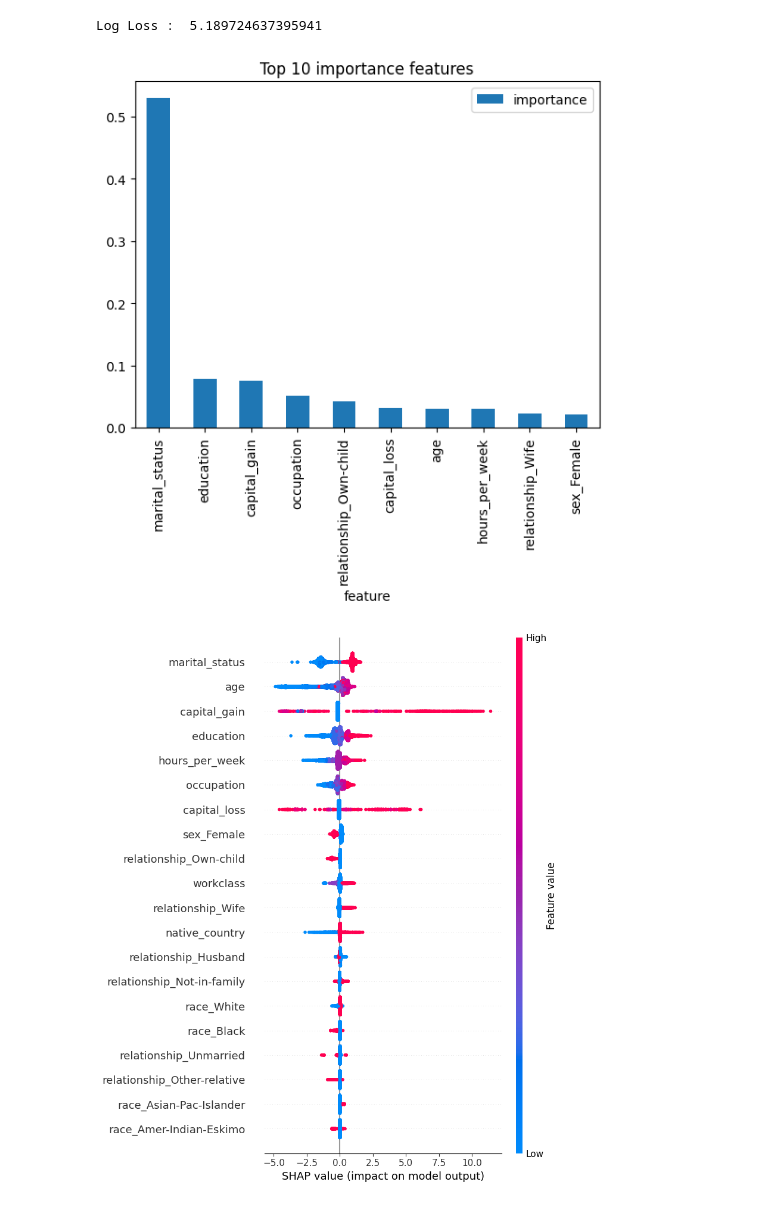
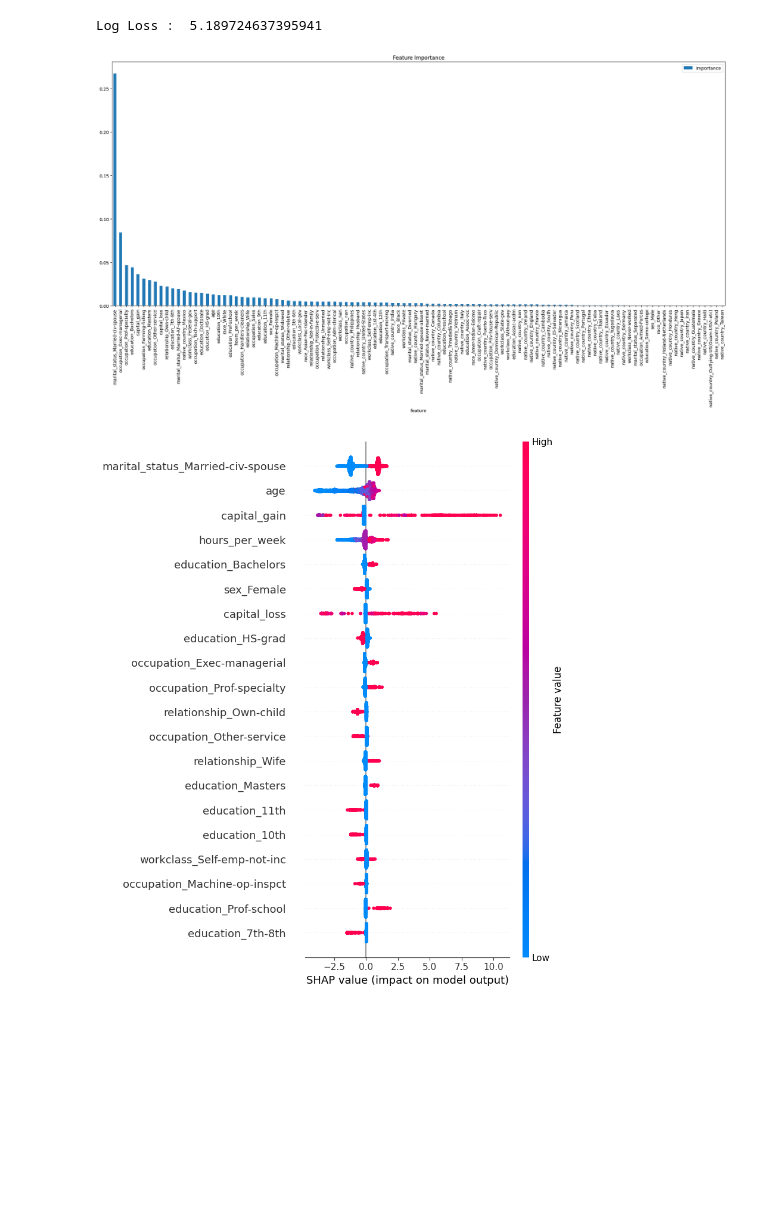
Before and after one commit to Maxwell-Selassie/Adult-Salary, a Jupyter notebook: BestModel_Evaluation.ipynb, the cells around one changed output. Saved outputs shown, nothing was run; the diff lists cells and outputs as text; code cells hidden in the pictures; blank space fills up the shorter version.

Commit message:
Adult Salary Prediction Model

```diff
--- a/BestModel_Evaluation.ipynb
+++ b/BestModel_Evaluation.ipynb
@@ -109,36 +109,28 @@ from sklearn.metrics import log_loss
 print('Log Loss : ',log_loss(y_test,y_pred))
 # %% [output]
 Log Loss :  5.189724637395941
+# %%
+onehot_model = joblib.load('models/XGBClassifer_onehot_model.pkl')
 # %%
 # feature importance for tree based models
-num_features = best_model.named_steps['preprocessor']\
-    .named_transformers_['num']\
-        .named_steps['poly']\
-            .get_feature_names_out(['age', 'capital_gain', 'capital_loss', 'hours_per_week'])
+feature_names = onehot_model.named_steps['preprocessor'].get_feature_names_out()
 
-low_card_features = best_model.named_steps['preprocessor']\
-    .named_transformers_['low_card']\
-        .named_steps['onehot']\
-            .get_feature_names_out(['sex', 'relationship', 'race'])
+# feature importance
+importances = onehot_model.named_steps['classifier'].feature_importances_
 
-high_card_features = ['education','occupation','workclass','native_country','marital_status']
-
-all_features = list(num_features) + list(low_card_features) + list(high_card_features)
-
-if hasattr(best_model.named_steps['classifier'],'feature_importances_'):
-    importances = best_model.named_steps['classifier'].feature_importances_
-    imp_df = pd.DataFrame({'feature' : all_features,
-                        'importance' : importances})
-    imp_df.sort_values('importance',ascending=False).head(10).plot.bar(x='feature',y='importance')
-    plt.title('Top 10 importance features')
-    plt.show()
+feature_imp = pd.DataFrame({
+    'feature': feature_names,
+    'importance' : importances
+}).sort_values(by='importance',ascending=False).plot.bar(x='feature',y='importance',figsize=(25,10))
+plt.title('Feature Importance')
+plt.show()
 # %% [output]
-[figure, old version]
+[figure, new version]
 # %%
 import shap
-x_test_transformed = best_model.named_steps['preprocessor'].transform(x_test)
-explainer = shap.TreeExplainer(best_model.named_steps['classifier'])
+x_test_transformed = onehot_model.named_steps['preprocessor'].transform(x_test)
+explainer = shap.TreeExplainer(onehot_model.named_steps['classifier'])
 shap_values = explainer(x_test_transformed)
-shap.summary_plot(shap_values,x_test_transformed,feature_names=all_features)
+shap.summary_plot(shap_values,x_test_transformed,feature_names=feature_names)
 # %% [output]
-[figure, old version]
+[figure, new version]
```
Also changed, not shown: parts of 1 cell of this notebook, 2 other files.
